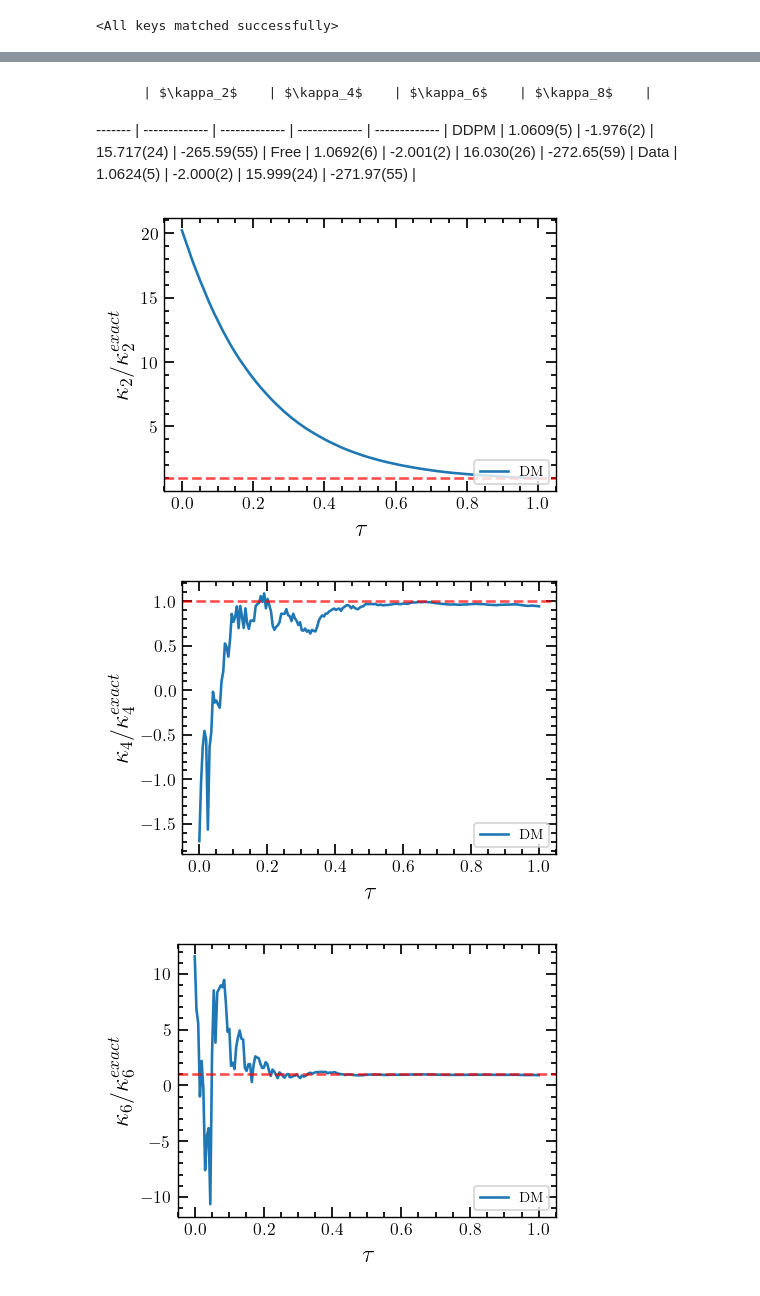
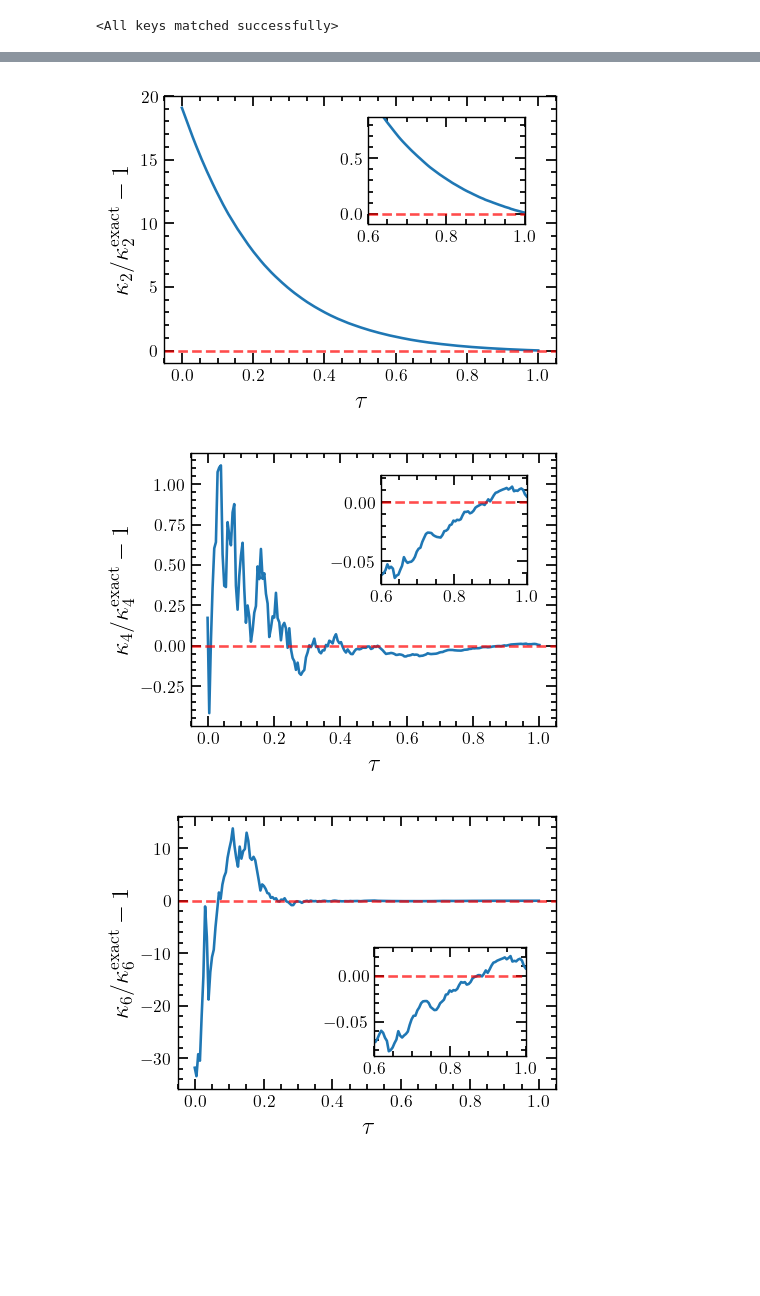
Before and after one commit to DiaaEddinH/On-learning-higher-order-cumulants-in-diffusion-models, a Jupyter notebook: bin/notebook_VE.ipynb, the cells around one changed output, grey strips where cells are left out. Drawn from its saved outputs; the diff is of its cells as text; code cells hidden in the pictures; blank space fills up the shorter version.

```diff
--- a/bin/notebook_VE.ipynb
+++ b/bin/notebook_VE.ipynb
@@ -46,9 +47,11 @@ channels = parameters['channels']
 time_channels = parameters['time_channels']
 marginal_prob = MarginalProb(sigma=marginal_prob_sigma)
 
-net = Net(input_channels, channels, time_channels, activation=torch.nn.LeakyReLU())
-model = ScoreModel(net, marginal_prob)
+net = Net(input_channels, channels, time_channels, activation=torch.nn.LeakyReLU(), device=device)
+model = ScoreModel(net, marginal_prob, device=device)
 
+
+# model.load_state_dict(torch.load(f"../data/ModelWeights/double_peak_sigma{marginal_prob_sigma}_weights2.pt"))
 
 if not os.path.exists(model_filename):
 	#Score Based Training
@@ -56,7 +59,7 @@ if not os.path.exists(model_filename):
 	batch_size = 512; base_lr = 1e-4; N_epochs = 200
 	optimizer = torch.optim.Adam(model.parameters(), lr=base_lr)
 	scheduler = None #torch.optim.lr_scheduler.CosineAnnealingLR(optimizer, T_max=50)
-	loader = DataLoader(scaled_samples, batch_size, shuffle=True)
+	loader = DataLoader(samples.astype(np.float32), batch_size, shuffle=True, pin_memory=True)
 	model.train_v2(loader, optimizer, N_epochs, model_filename, scheduler=scheduler, early_stopping=50)
 
 model.load_state_dict(torch.load(model_filename))
@@ -66,11 +69,11 @@ model.load_state_dict(torch.load(model_filename))
 size = int(5e5)
 num_steps = 1000
 init_x = None #np.random.normal(-scaler.mean, 1/scaler.std, size=(size, 1))
-dsamples = model.sampler(size, num_steps, history=True)
+dsamples = model.sampler(size, num_steps, history=True, eps=1e-3)
 # %%
-# dsamples_ = dsamples.squeeze()
-# dsamples_ = np.concatenate([dsamples_, -dsamples_], axis=1)
-# y = dsamples_[-1]; y_d = samples
+dsamples_ = dsamples.squeeze()
+dsamples_ = np.concatenate([dsamples_, -dsamples_], axis=1)
+y = dsamples_[-1]; y_d = samples
 
 fig, ax = plt.subplots(1, 1, dpi=125, figsize=(7, 3))
 ax.hist(y, density=True, bins=200, label='Diffusion', alpha=0.7)
@@ -82,5 +85,5 @@ ax.set_xlim(-2.1, 2.1)
 plt.legend()
 plt.tight_layout()
 # plt.show()
-plt.savefig('plot-distribution.pdf')
+# plt.savefig('plot-distribution.pdf')
 # %% [output]
@@ -188,9 +135,3 @@ for (c,e) in zip(cumulants_d[1::2], errs_d[1::2]):
-# %% [markdown]
-		| $\kappa_2$    | $\kappa_4$    | $\kappa_6$    | $\kappa_8$    |
-------- | ------------- | ------------- | ------------- | ------------- |
-DDPM	| 1.0609(5) 	| -1.976(2) 	| 15.717(24) 	| -265.59(55) 	|
-Free	| 1.0692(6) 	| -2.001(2) 	| 16.030(26) 	| -272.65(59) 	|
-Data	| 1.0624(5) 	| -2.000(2)		| 15.999(24) 	| -271.97(55) 	|
 # %%
 kappa_history = nth_cumulants(dsamples_[::5], max_order, axis=1)
 moment_history = np.squeeze([moment(dsamples_[::5], i, axis=1) for i in order])
@@ -201,40 +139,35 @@ bwmoments = np.loadtxt("../data/bw_double_peak_moments_1M_wdrift.dat", delimiter
 # %%
 # fig, ax = plt.subplots(1, max_order//2, dpi=125, figsize=(12, 3))
 # fig.suptitle("Cumulant evolution in backward process")
 
 dtime = np.linspace(0., 1., kappa.shape[1])
-# dtime2 = np.linspace(0., 1., bwcumulants.shape[1])
 exact_c = np.array([1, sigma**2 + mu**2, 1, -2*mu**4, 1, 16 * mu**6, 1, -272 * mu**8])
 
-y0 = [0.52, 0.52, 0.52, 0.52]
-x0 = [0.12, 0.12, 0.12, 0.12]
-offsetx = [-0.00, -0.005, -.005, -.005]
-offsety = [0.005, 0.2, .2, .2]
+y0 = [0.52, 0.52, 0.12, 0.52]
+x0 = [0.52, 0.52, 0.52, 0.52]
+offsetx = [-0.1, -0.005, -.005, -.005]
+offsety = [-0.2, 0.01, .01, .01]
 for i in range(max_order//2):
 	fig, ax_ = plt.subplots(1, 1, dpi=125, figsize=(4, 3))
 
-	c = kappa[2*i + 1]/exact_c[2*i+1]
+	c = kappa[2*i + 1]/exact_c[2*i+1] - 1
 	ax_.plot(dtime, c, label="DM")
-	# c2 = bwcumulants[2*i + 1]/exact_c[2*i+1]
-	# ax_.plot(dtime2, c2, label="Analytic")
-	ax_.axhline(1., ls='--', alpha=0.7, c='red')
-	ax_.set_ylabel(f'$\\kappa_{(i+1) * 2}/\\kappa_{(i+1) * 2}^{{exact}}$')
+	ax_.axhline(0., ls='--', alpha=0.7, c='red')
+	ax_.set_ylabel(f'$\\kappa_{(i+1) * 2}/\\kappa_{(i+1) * 2}^{{\\mathrm{{exact}}}}-1$')
 	ax_.set_xlabel("$\\tau$")
 
-	subset_mask = (dtime > 0.9) & (dtime <= 1.)
-	# subset_mask2 = (dtime2 > 0.9) & (dtime2 <= 1.)
+	subset_mask = (dtime > 0.6) & (dtime <= 1.)
 	# Adding the inset
-	# inset_ax = ax_.inset_axes([x0[i], y0[i], 0.35, 0.35])  # [x0, y0, width, height] in relative coordinates
-	# inset_ax.plot(dtime[subset_mask], c[subset_mask])
-	# inset_ax.plot(dtime2[subset_mask2], c2[subset_mask2])
-	# inset_ax.axhline(1., ls='--', alpha=0.7, c='red')
-	# inset_ax.set_xlim(0.9, 1.0)
-	# inset_ax.set_ylim(min(c[subset_mask]) + offsetx[i], max(c[subset_mask]) + offsety[i])
+	inset_ax = ax_.inset_axes([x0[i], y0[i], 0.4, 0.4])  # [x0, y0, width, height] in relative coordinates
+	inset_ax.plot(dtime[subset_mask], c[subset_mask])
+	inset_ax.axhline(0., ls='--', alpha=0.7, c='red')
+	inset_ax.set_xlim(0.6, 1.0)
+	inset_ax.set_ylim(min(c[subset_mask]) + offsetx[i], max(c[subset_mask]) + offsety[i])
 	plt.tight_layout()
-	plt.legend(fontsize=8, loc="lower right")
-	plt.show()
-	# plt.savefig(f'../figures_wdrift/cumulant{2 * (i + 1)}_bw_diffusion_wdrift.pdf')
+	# plt.legend()
+	# plt.show()
+	# plt.savefig(f'../new_figures/cumulant{2 * (i + 1)}_bw_diffusion.pdf')
 # %% [output]
-[figure, old version]
+[figure, new version]
-[figure, old version]
+[figure, new version]
-[figure, old version]
+[figure, new version]
```
Also changed, not shown: parts of 10 cells of this notebook, 5 other files.
